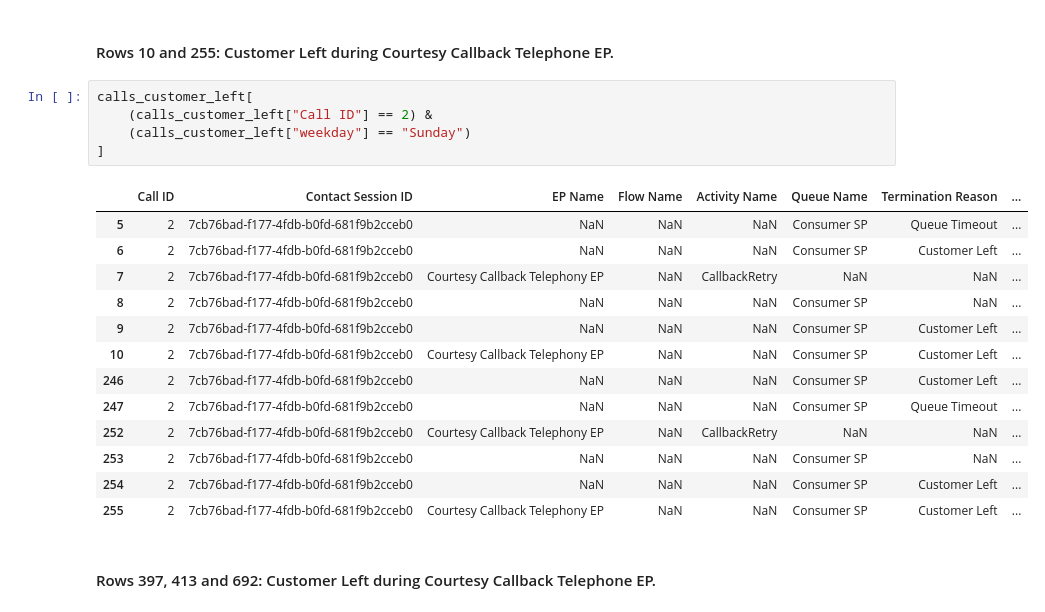
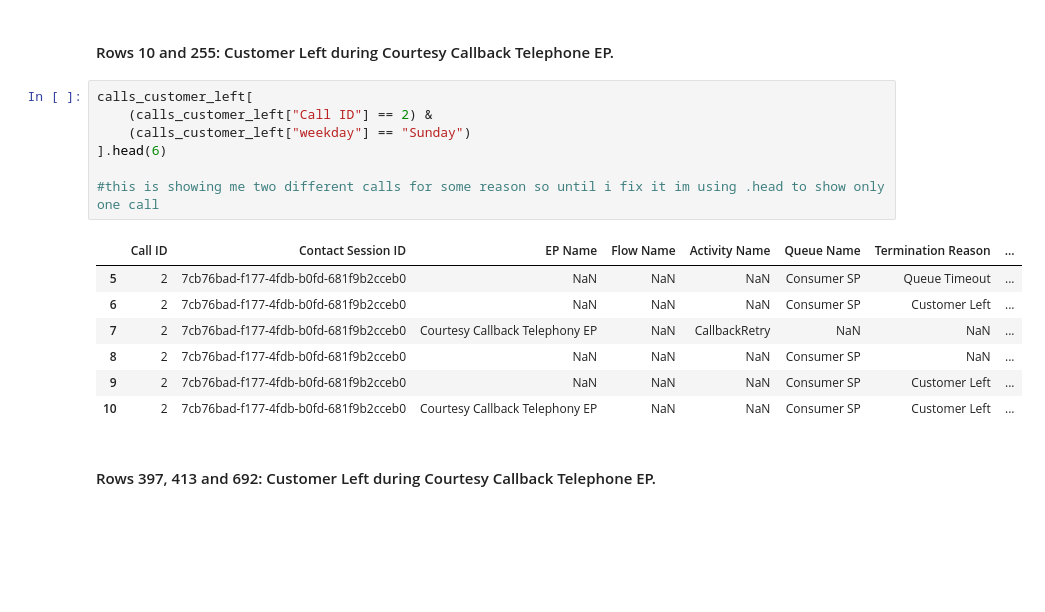
Before and after one commit to arvindkrishna87/STAT390_LegalAid_Fall2025, a Jupyter notebook: Code/Verbiage analysis/Meera Trivedi/Customer Abandonment_20Oct_Meera.ipynb, the cells around one changed output. Cells and saved outputs as stored; diff of their text form; blank space fills up the shorter version.

```diff
--- a/Code/Verbiage analysis/Meera Trivedi/Customer Abandonment_20Oct_Meera.ipynb
+++ b/Code/Verbiage analysis/Meera Trivedi/Customer Abandonment_20Oct_Meera.ipynb
@@ -170,22 +170,18 @@ calls_customer_left[calls_customer_left["Call ID"] == 8]
 # %%
 calls_customer_left[
     (calls_customer_left["Call ID"] == 2) &
     (calls_customer_left["weekday"] == "Sunday")
-]
+].head(6)
+
+#this is showing me two different calls for some reason so until i fix it im using .head to show only one call
 # %% [output]
 |  | Call ID | Contact Session ID | EP Name | Flow Name | Activity Name | Queue Name | Termination Reason | ... |
 | 5 | 2 | 7cb76bad-f177-4fdb-b0fd-681f9b2cceb0 | NaN | NaN | NaN | Consumer SP | Queue Timeout | ... |
 | 6 | 2 | 7cb76bad-f177-4fdb-b0fd-681f9b2cceb0 | NaN | NaN | NaN | Consumer SP | Customer Left | ... |
 | 7 | 2 | 7cb76bad-f177-4fdb-b0fd-681f9b2cceb0 | Courtesy Callback Telephony EP | NaN | CallbackRetry | NaN | NaN | ... |
 | 8 | 2 | 7cb76bad-f177-4fdb-b0fd-681f9b2cceb0 | NaN | NaN | NaN | Consumer SP | NaN | ... |
 | 9 | 2 | 7cb76bad-f177-4fdb-b0fd-681f9b2cceb0 | NaN | NaN | NaN | Consumer SP | Customer Left | ... |
 | 10 | 2 | 7cb76bad-f177-4fdb-b0fd-681f9b2cceb0 | Courtesy Callback Telephony EP | NaN | NaN | Consumer SP | Customer Left | ... |
-| 246 | 2 | 7cb76bad-f177-4fdb-b0fd-681f9b2cceb0 | NaN | NaN | NaN | Consumer SP | Customer Left | ... |
-| 247 | 2 | 7cb76bad-f177-4fdb-b0fd-681f9b2cceb0 | NaN | NaN | NaN | Consumer SP | Queue Timeout | ... |
-| 252 | 2 | 7cb76bad-f177-4fdb-b0fd-681f9b2cceb0 | Courtesy Callback Telephony EP | NaN | CallbackRetry | NaN | NaN | ... |
-| 253 | 2 | 7cb76bad-f177-4fdb-b0fd-681f9b2cceb0 | NaN | NaN | NaN | Consumer SP | NaN | ... |
-| 254 | 2 | 7cb76bad-f177-4fdb-b0fd-681f9b2cceb0 | NaN | NaN | NaN | Consumer SP | Customer Left | ... |
-| 255 | 2 | 7cb76bad-f177-4fdb-b0fd-681f9b2cceb0 | Courtesy Callback Telephony EP | NaN | NaN | Consumer SP | Customer Left | ... |
 # %% [markdown]
 #### Rows 397, 413 and 692: Customer Left during Courtesy Callback Telephone EP.
 # %%
```
